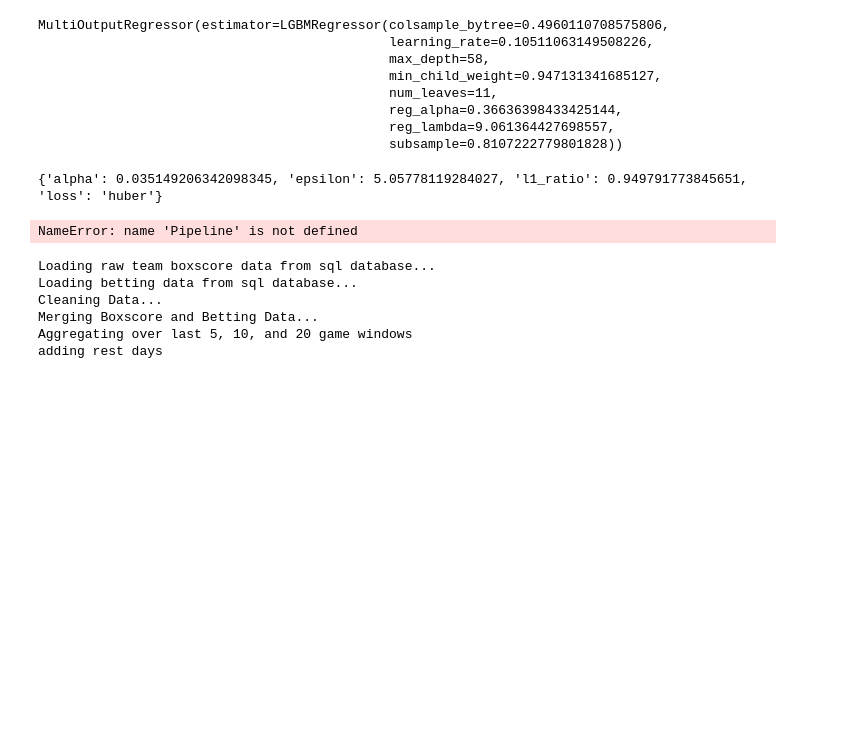
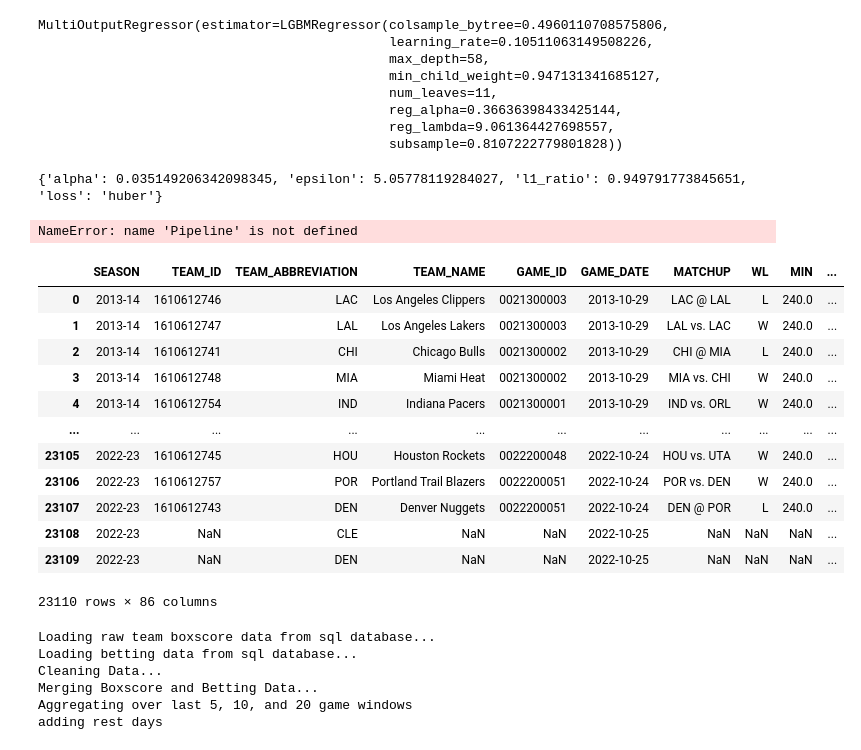
Before and after one commit to jnish23/NBA_Model_V2, a Jupyter notebook: notebooks/RegressionModelToProduction.ipynb, the cells around one changed output. Cells and saved outputs as stored; diff of their text form; code cells hidden in the pictures; blank space fills up the shorter version.

Commit message:
add advanced rest features

```diff
--- a/notebooks/RegressionModelToProduction.ipynb
+++ b/notebooks/RegressionModelToProduction.ipynb
@@ -188,6 +190,8 @@ def load_team_data(conn, start_season, end_season):
     """Loads basic, advanced, and scoring boxscores
     from sqlite db and merges them into one dataframe"""
 
+    start_season = season_to_string(start_season)
+    end_season = season_to_string(end_season)
 
     basic = pd.read_sql("SELECT * FROM team_basic_boxscores", conn)
     adv = pd.read_sql("SELECT * FROM team_advanced_boxscores", conn)
@@ -728,3 +771,33 @@ def make_matchup_row(home_team, away_team, df):
+# %%
+connection = sqlite3.connect(db_filepath)
+start_season = 2013
+end_season = 2022
+
+df = load_team_data(conn=connection, start_season=start_season, end_season=end_season)
+# %%
+df['GAME_DATE'] = pd.to_datetime(df['GAME_DATE'])
+todays_matchups = pd.DataFrame({'SEASON':['2022-23', '2022-23'],
+                                'TEAM_ABBREVIATION':['CLE', 'DEN'],
+                                'GAME_DATE':['2022-10-25', '2022-10-25']})
+
+todays_matchups['GAME_DATE'] = pd.to_datetime(todays_matchups['GAME_DATE'])
+df_new = pd.concat([df, todays_matchups])
+# %%
+add_rest_days_adv(df_new)
+# %% [output]
+|  | SEASON | TEAM_ID | TEAM_ABBREVIATION | TEAM_NAME | GAME_ID | GAME_DATE | MATCHUP | WL | MIN | ... |
+| 0 | 2013-14 | 1610612746 | LAC | Los Angeles Clippers | 0021300003 | 2013-10-29 | LAC @ LAL | L | 240.0 | ... |
+| 1 | 2013-14 | 1610612747 | LAL | Los Angeles Lakers | 0021300003 | 2013-10-29 | LAL vs. LAC | W | 240.0 | ... |
+| 2 | 2013-14 | 1610612741 | CHI | Chicago Bulls | 0021300002 | 2013-10-29 | CHI @ MIA | L | 240.0 | ... |
+| 3 | 2013-14 | 1610612748 | MIA | Miami Heat | 0021300002 | 2013-10-29 | MIA vs. CHI | W | 240.0 | ... |
+| 4 | 2013-14 | 1610612754 | IND | Indiana Pacers | 0021300001 | 2013-10-29 | IND vs. ORL | W | 240.0 | ... |
+| ... | ... | ... | ... | ... | ... | ... | ... | ... | ... | ... |
+| 23105 | 2022-23 | 1610612745 | HOU | Houston Rockets | 0022200048 | 2022-10-24 | HOU vs. UTA | W | 240.0 | ... |
+| 23106 | 2022-23 | 1610612757 | POR | Portland Trail Blazers | 0022200051 | 2022-10-24 | POR vs. DEN | W | 240.0 | ... |
+| 23107 | 2022-23 | 1610612743 | DEN | Denver Nuggets | 0022200051 | 2022-10-24 | DEN @ POR | L | 240.0 | ... |
+| 23108 | 2022-23 | NaN | CLE | NaN | NaN | 2022-10-25 | NaN | NaN | NaN | ... |
+| 23109 | 2022-23 | NaN | DEN | NaN | NaN | 2022-10-25 | NaN | NaN | NaN | ... |
+23110 rows × 86 columns
 # %%
 df_full = load_and_process_data(2013, 2022)
 # %% [output]
```
Also changed, not shown: parts of 23 cells of this notebook, 1 other file.
